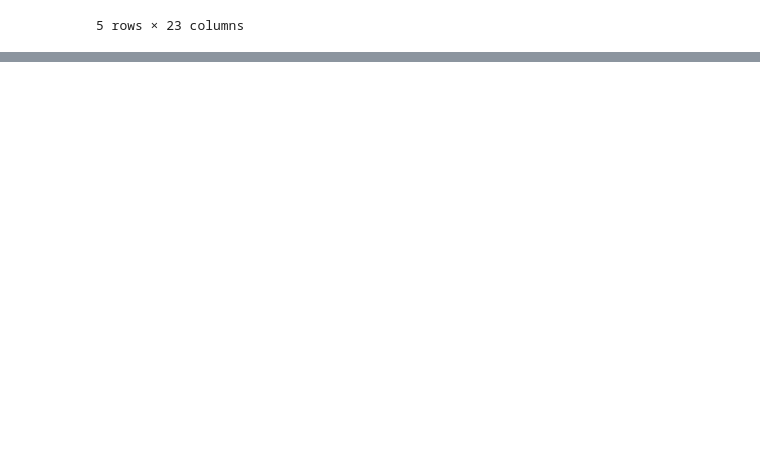
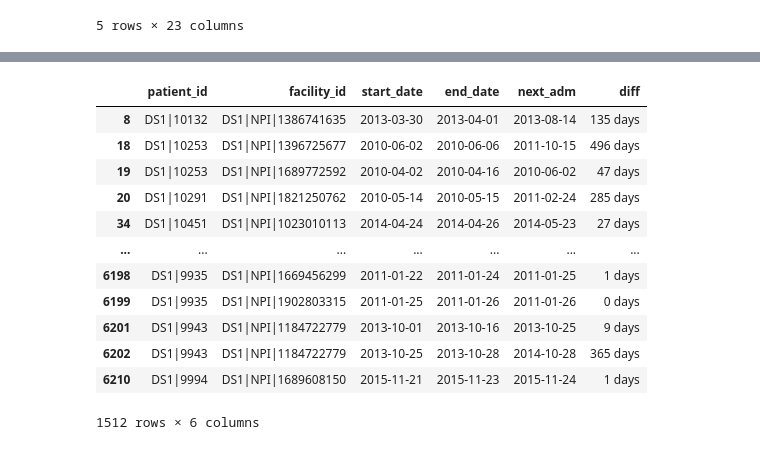
Before and after one commit to rghertel/hospital-readmission-not-koalas, a Jupyter notebook: Hospital-readmissions.ipynb, the cells around one changed output, grey strips where cells are left out. Cells and saved outputs as stored; diff of their text form; code cells hidden in the pictures; blank space fills up the shorter version.

```diff
--- a/Hospital-readmissions.ipynb
+++ b/Hospital-readmissions.ipynb
@@ -86,0 +61,4 @@ Length: 63, dtype: object
+# %%
+##renaming columns to be one "word"
+thirtyadm.columns = ['patient_id','facility_id','start_date','end_date']
+thirtyadm
@@ -86,0 +79,3 @@ Length: 63, dtype: object
+# %%
+#Getting the next admission date for same patient to same line
+thirtyadm['next_adm']=thirtyadm.sort_values(by=['start_date'],ascending=True).groupby(['patient_id'])['start_date'].shift(-1)
@@ -86,0 +91,7 @@ Length: 63, dtype: object
+# %%
+#Setting dates to datetime
+thirtyadm['start_date'] = pd.to_datetime(thirtyadm['start_date'], format='%Y-%m-%d')
+thirtyadm['end_date'] = pd.to_datetime(thirtyadm['end_date'], format='%Y-%m-%d')
+thirtyadm['next_adm'] =  pd.to_datetime(thirtyadm['next_adm'], format='%Y-%m-%d')
+Inpatient_admissions['Encounter Start Date']=pd.to_datetime(Inpatient_admissions['Encounter Start Date'])
+pcp['Encounter Date']=pd.to_datetime(pcp['Encounter Date'])
@@ -86,0 +119,4 @@ Length: 63, dtype: object
+# %%
+#Making a new column to calculate the difference of end to readmission
+thirtyadm['diff']=thirtyadm['next_adm'] - thirtyadm['end_date']
+thirtyadm
@@ -86,0 +142,17 @@ Length: 63, dtype: object
+# %%
+pt_readmitted=thirtyadm.dropna()
+pt_readmitted
+# %% [output]
+|  | patient_id | facility_id | start_date | end_date | next_adm | diff |
+| 8 | DS1|10132 | DS1|NPI|1386741635 | 2013-03-30 | 2013-04-01 | 2013-08-14 | 135 days |
+| 18 | DS1|10253 | DS1|NPI|1396725677 | 2010-06-02 | 2010-06-06 | 2011-10-15 | 496 days |
+| 19 | DS1|10253 | DS1|NPI|1689772592 | 2010-04-02 | 2010-04-16 | 2010-06-02 | 47 days |
+| 20 | DS1|10291 | DS1|NPI|1821250762 | 2010-05-14 | 2010-05-15 | 2011-02-24 | 285 days |
+| 34 | DS1|10451 | DS1|NPI|1023010113 | 2014-04-24 | 2014-04-26 | 2014-05-23 | 27 days |
+| ... | ... | ... | ... | ... | ... | ... |
+| 6198 | DS1|9935 | DS1|NPI|1669456299 | 2011-01-22 | 2011-01-24 | 2011-01-25 | 1 days |
+| 6199 | DS1|9935 | DS1|NPI|1902803315 | 2011-01-25 | 2011-01-26 | 2011-01-26 | 0 days |
+| 6201 | DS1|9943 | DS1|NPI|1184722779 | 2013-10-01 | 2013-10-16 | 2013-10-25 | 9 days |
+| 6202 | DS1|9943 | DS1|NPI|1184722779 | 2013-10-25 | 2013-10-28 | 2014-10-28 | 365 days |
+| 6210 | DS1|9994 | DS1|NPI|1689608150 | 2015-11-21 | 2015-11-23 | 2015-11-24 | 1 days |
+1512 rows × 6 columns
```
Also changed, not shown: parts of 36 cells of this notebook.
